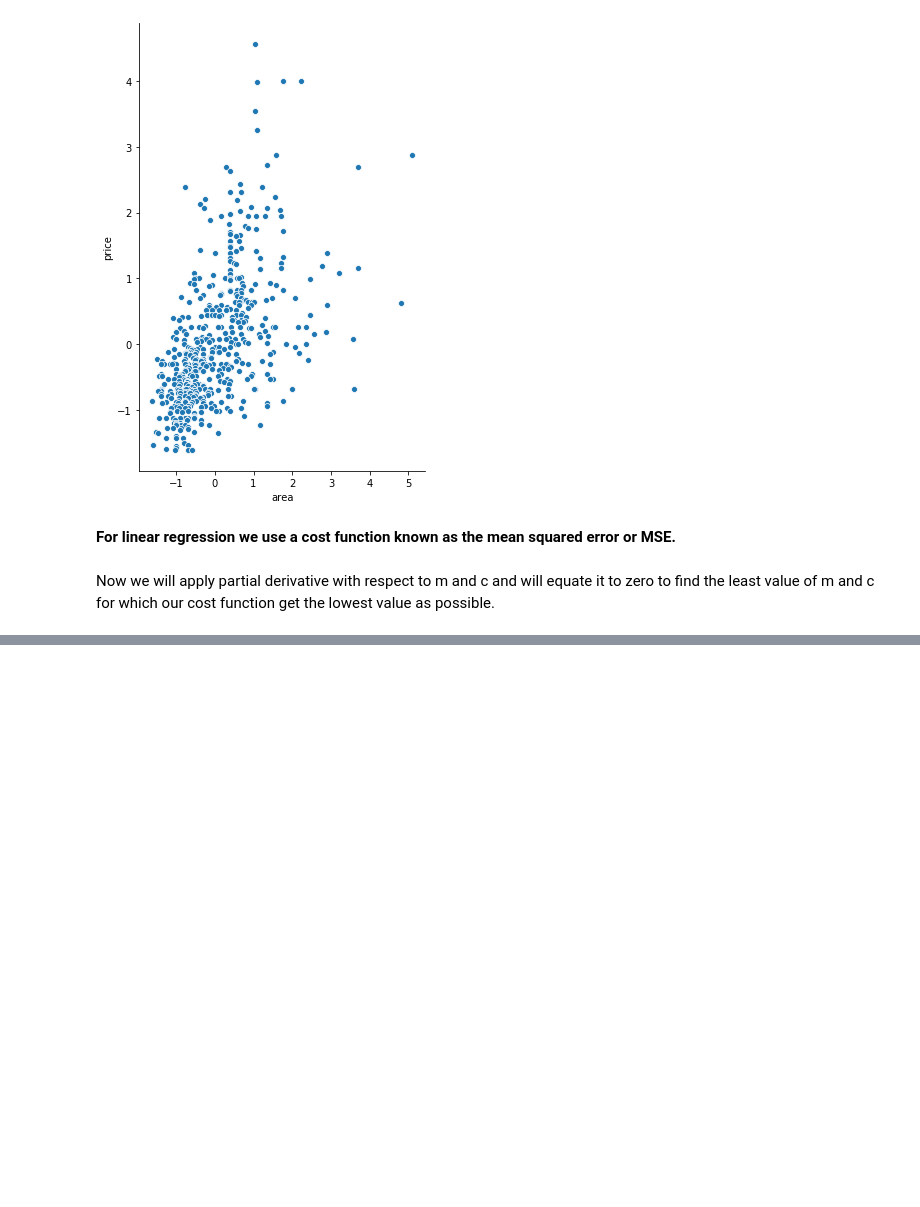
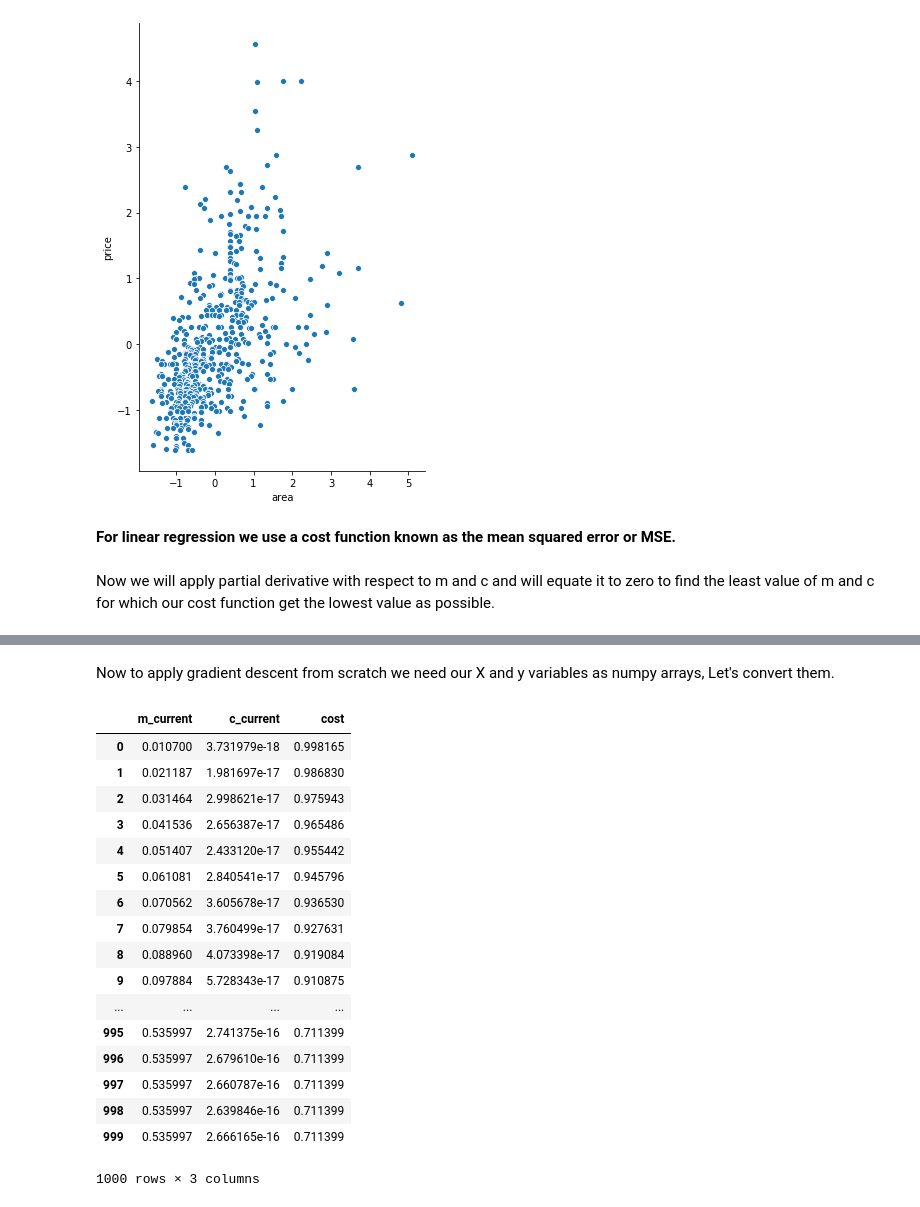
Before and after one commit to R-aryan/Machine_Learning_Crash_Course, a Jupyter notebook: Gradient Descent/Gradient Descent.ipynb, the cells around one changed output, grey strips where cells are left out. Drawn from its saved outputs; the diff is of its cells as text; code cells hidden in the pictures; blank space fills up the shorter version.

```diff
--- a/Gradient Descent/Gradient Descent.ipynb
+++ b/Gradient Descent/Gradient Descent.ipynb
@@ -90,3 +90,5 @@ sns.pairplot(housing, x_vars='area', y_vars='price',size=7, aspect=0.7, kind='sc
 Now we will apply partial derivative with respect to m and c and will equate it to zero to find the least value of m and c for which our cost function get the lowest value as possible.
 # %% [markdown]
 <img src="gd1.png"/>
+# %% [markdown]
+Now to apply gradient descent from scratch we need our X and y variables as numpy arrays, Let's convert them.
@@ -92,0 +116,25 @@ Now we will apply partial derivative with respect to m and c and will equate it
+# %%
+# print gradients at multiple (m, c) pairs
+# notice that gradient decreased gradually towards 0
+# we have used 1000 iterations, can use more if needed
+gradients = gradient(X,y)
+gradients
+# %% [output]
+|  | m_current | c_current | cost |
+| 0 | 0.010700 | 3.731979e-18 | 0.998165 |
+| 1 | 0.021187 | 1.981697e-17 | 0.986830 |
+| 2 | 0.031464 | 2.998621e-17 | 0.975943 |
+| 3 | 0.041536 | 2.656387e-17 | 0.965486 |
+| 4 | 0.051407 | 2.433120e-17 | 0.955442 |
+| 5 | 0.061081 | 2.840541e-17 | 0.945796 |
+| 6 | 0.070562 | 3.605678e-17 | 0.936530 |
+| 7 | 0.079854 | 3.760499e-17 | 0.927631 |
+| 8 | 0.088960 | 4.073398e-17 | 0.919084 |
+| 9 | 0.097884 | 5.728343e-17 | 0.910875 |
+| ... | ... | ... | ... |
+| 995 | 0.535997 | 2.741375e-16 | 0.711399 |
+| 996 | 0.535997 | 2.679610e-16 | 0.711399 |
+| 997 | 0.535997 | 2.660787e-16 | 0.711399 |
+| 998 | 0.535997 | 2.639846e-16 | 0.711399 |
+| 999 | 0.535997 | 2.666165e-16 | 0.711399 |
+1000 rows × 3 columns
```
Also changed, not shown: parts of 3 cells of this notebook.
